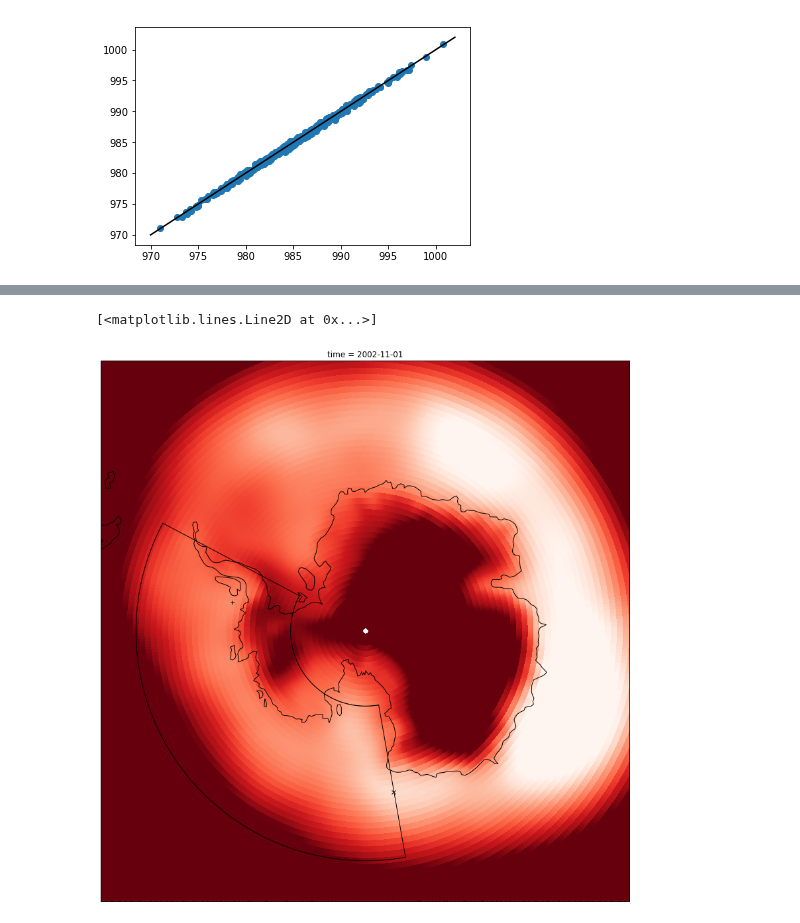
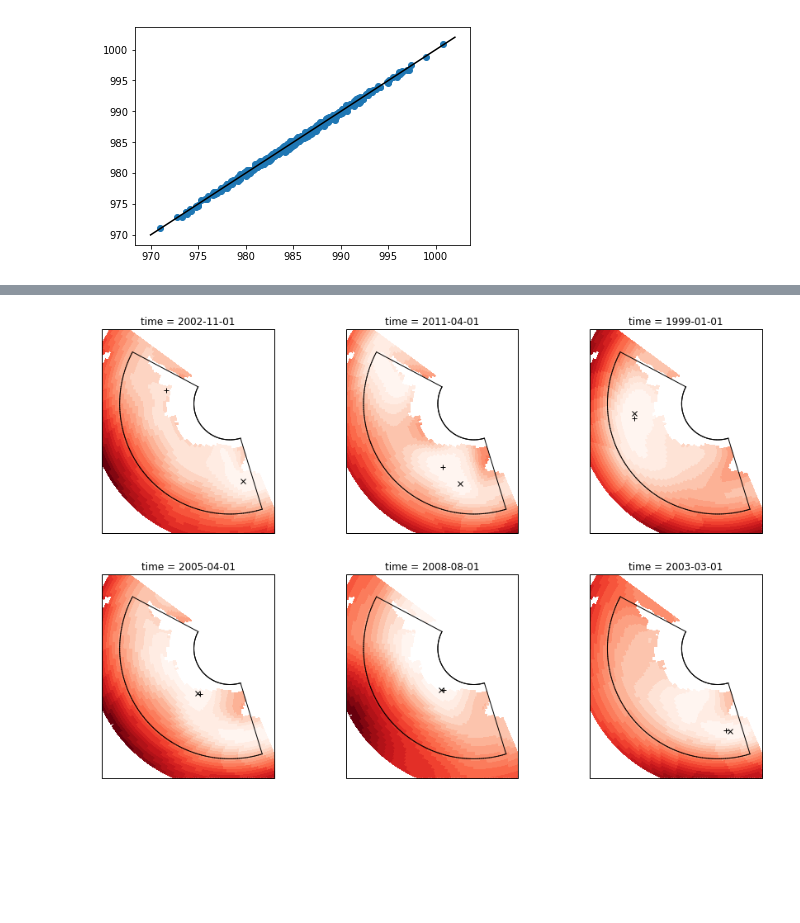
Before and after one commit to scotthosking/amundsen-sea-low-index, a Jupyter notebook: v3/compare_asl_indices.ipynb, the cells around one changed output, grey strips where cells are left out. Drawn from its saved outputs; the diff is of its cells as text; code cells hidden in the pictures; blank space fills up the shorter version.

Commit message:
compare v2 and v3 using ERA-Interim data

```diff
--- a/v3/compare_asl_indices.ipynb
+++ b/v3/compare_asl_indices.ipynb
@@ -143,0 +97,3 @@ Coordinates:
+# %%
+df_lon_sort = df.sort_values('lon_diff', axis=0, ascending=False).reset_index(drop=True)
+df_lon_sort.iloc[0:6]
@@ -144,3 +119,20 @@ Coordinates:
+# %%
+### read in ERA-Interim gridded data to plot maps
+da = xr.open_dataset('../INDATA/ERAI/erai_sfc_monthly.nc').msl / 100.
+
+mask = xr.open_dataset('../INDATA/ERAI/erai_invariant.nc').lsm.squeeze()
+da_mask = da.where(mask == 0)
+
+def slice_region(da, region, boarder=8):
+    da = da.sel( latitude=slice(region['north']+boarder,region['south']-boarder),
+                longitude=slice(region['west']-boarder,region['east']+boarder))
+    return da
+
+# region of interest (asl sector)
+asl_region = {'west':165., 'east':298., 'south':-80., 'north':-60.}
+
+da = slice_region(da, asl_region)
+da_mask = slice_region(da_mask, asl_region)
 # %%
 def draw_regional_box( region, transform=None ):
     '''
@@ -159,27 +151,31 @@ def draw_regional_box( region, transform=None ):
     for i in range( np.int(region['west']),np.int(region['east']) ):
         plt.plot([i,i+1], [region['south'],region['south']], 'k-', transform=transform, linewidth=1)
         plt.plot([i,i+1], [region['north'],region['north']], 'k-', transform=transform, linewidth=1)
-
-
-plt.figure(figsize=(15,15))
-
-ax = plt.subplot( 1,1,1,
-                    projection=ccrs.Stereographic(central_longitude=0.,
-                                                  central_latitude=-90.) )
-
-ax.set_extent([-180,180,-90,-55], ccrs.PlateCarree())
-
-result = da1.plot.pcolormesh( 'longitude', 'latitude', cmap='Reds',
-                                    transform=ccrs.PlateCarree(),
-                                    add_colorbar=False, vmin=983, vmax=995 )
-
-ax.coastlines(resolution='110m')
-
-asl_region = {'west':170., 'east':298., 'south':-80., 'north':-60.}
-draw_regional_box(asl_region)
-
-plt.plot(df1['lon2'], df1['lat2'], 'kx', transform=ccrs.PlateCarree() )
-plt.plot(df1['lon3'], df1['lat3'], 'k+', transform=ccrs.PlateCarree() )
-# %% [output]
-[<matplotlib.lines.Line2D at 0x...>]
-[figure, removed]
+# %%
+### plots sorted by difference in longitude
+
+plt.figure(figsize=(15,10))
+
+for i in range(0,6):
+
+    df1 = df_lon_sort.iloc[i]
+    da1 = da_mask.sel(time=df1.time+'T00:00:00.000000000')
+
+    ax = plt.subplot( 2,3,i+1,
+                        projection=ccrs.Stereographic(central_longitude=0.,
+                                                      central_latitude=-90.) )
+
+    ax.set_extent([160,305,-85,-55], ccrs.PlateCarree())
+
+    result = da1.plot.pcolormesh('longitude', 'latitude', cmap='Reds',
+                                        transform=ccrs.PlateCarree(),
+                                        add_colorbar=False,
+                                        levels=np.linspace(np.nanmin(da1.values), np.nanmax(da1.values), 20) )
+
+    asl_region = {'west':163., 'east':298., 'south':-80., 'north':-60.}
+    draw_regional_box(asl_region)
+
+    plt.plot(df1['lon2'], df1['lat2'], 'kx', transform=ccrs.PlateCarree() )
+    plt.plot(df1['lon3'], df1['lat3'], 'k+', transform=ccrs.PlateCarree() )
+# %% [output]
+[figure, added]
```
Also changed, not shown: parts of 18 cells of this notebook, 5 other files.
